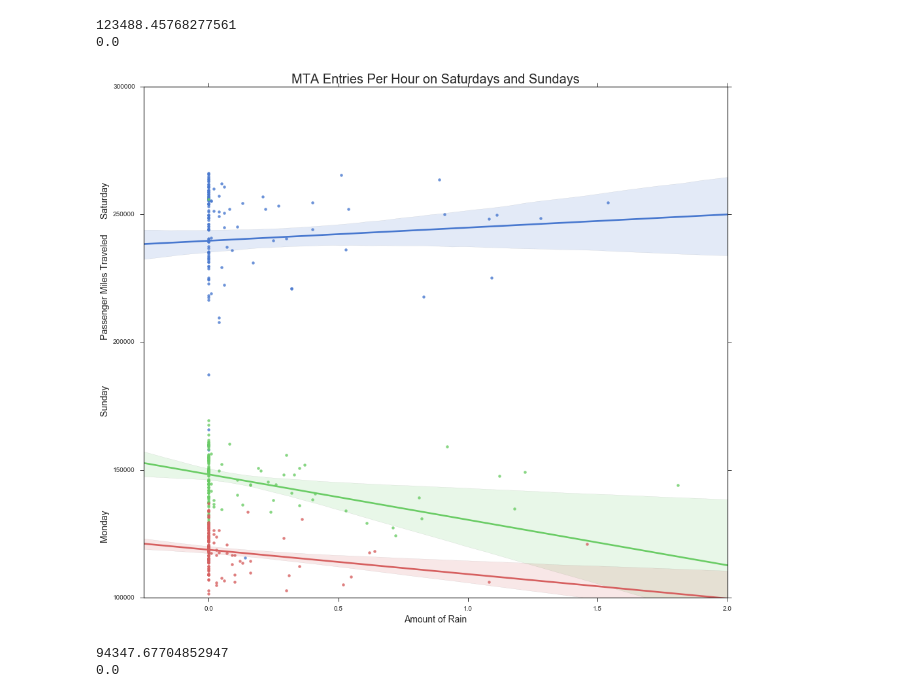
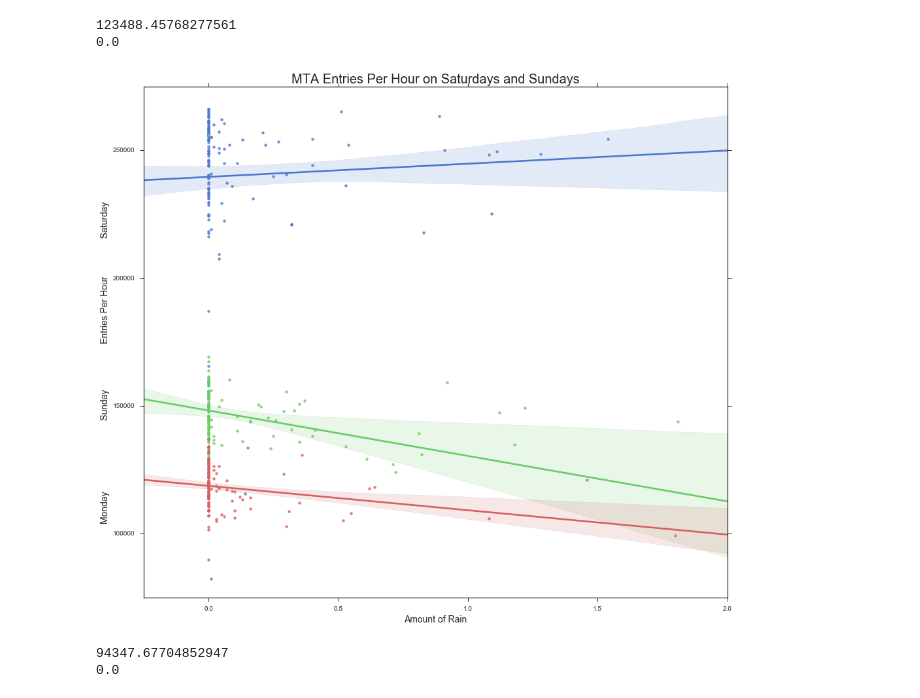
Before and after one commit to pragmadox/applied_stats_project, a Jupyter notebook: final_project/final_project_part1.ipynb, the cells around one changed output. Cells and saved outputs as stored; diff of their text form; code cells hidden in the pictures.

```diff
--- a/final_project/final_project_part1.ipynb
+++ b/final_project/final_project_part1.ipynb
@@ -556,24 +673,24 @@ print(pvalue)
 # %%
 x1 = mta[mta.weekday==6].rain
 y1 = mta[mta.weekday==6].entries
 x2 = mta[mta.weekday==7].rain
 y2 = mta[mta.weekday==7].entries
 x3 = mta[mta.weekday==1].rain
 y3 = mta[mta.weekday==1].entries
 
 plt.figure(figsize=(16,14))
 sns.set_palette("muted")
 sns.set_style("ticks")
 sns.regplot(x1, y1, ci=90, label="Saturdays")
 sns.regplot(x2, y2, ci=90, label="Sundays")
 sns.regplot(x3, y3, ci=90, label="Mondays")
 plt.title("MTA Entries Per Hour on Saturdays and Sundays", fontsize=20)
 plt.xlabel("Amount of Rain", fontsize=14)
-plt.ylabel("Monday                                     Sunday                  Passenger Miles Traveled      Saturday                ", fontsize=14)
-plt.axis([-0.25, 2, 100000, 300000])
+plt.ylabel("Monday                            Sunday                  Entries Per Hour               Saturday                ", fontsize=14)
+plt.axis([-0.25, 2, 75000, 275000])
 plt.show()
 # %% [output]
-[figure, old version]
+[figure, new version]
 # %%
 data = y1, y2
 ht = DiffMeansPermutate(data)
```
Also changed, not shown: parts of 75 cells of this notebook.
